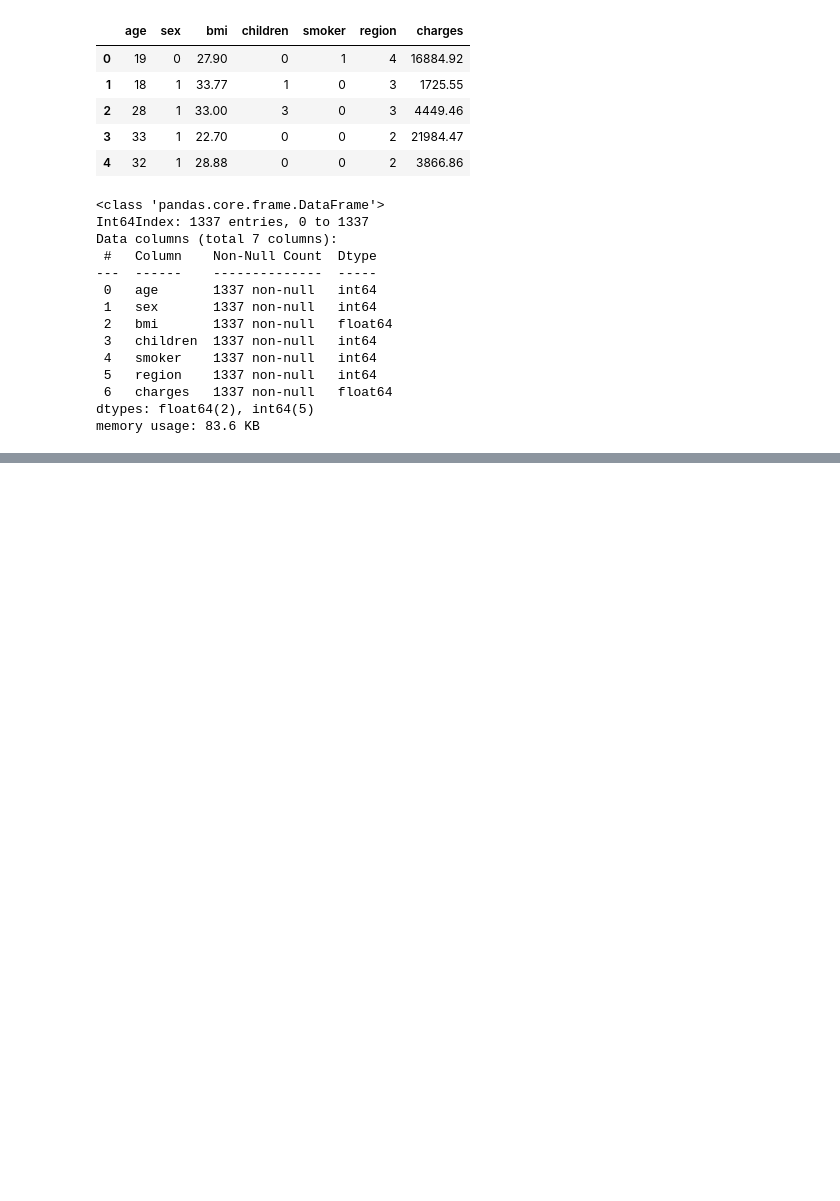
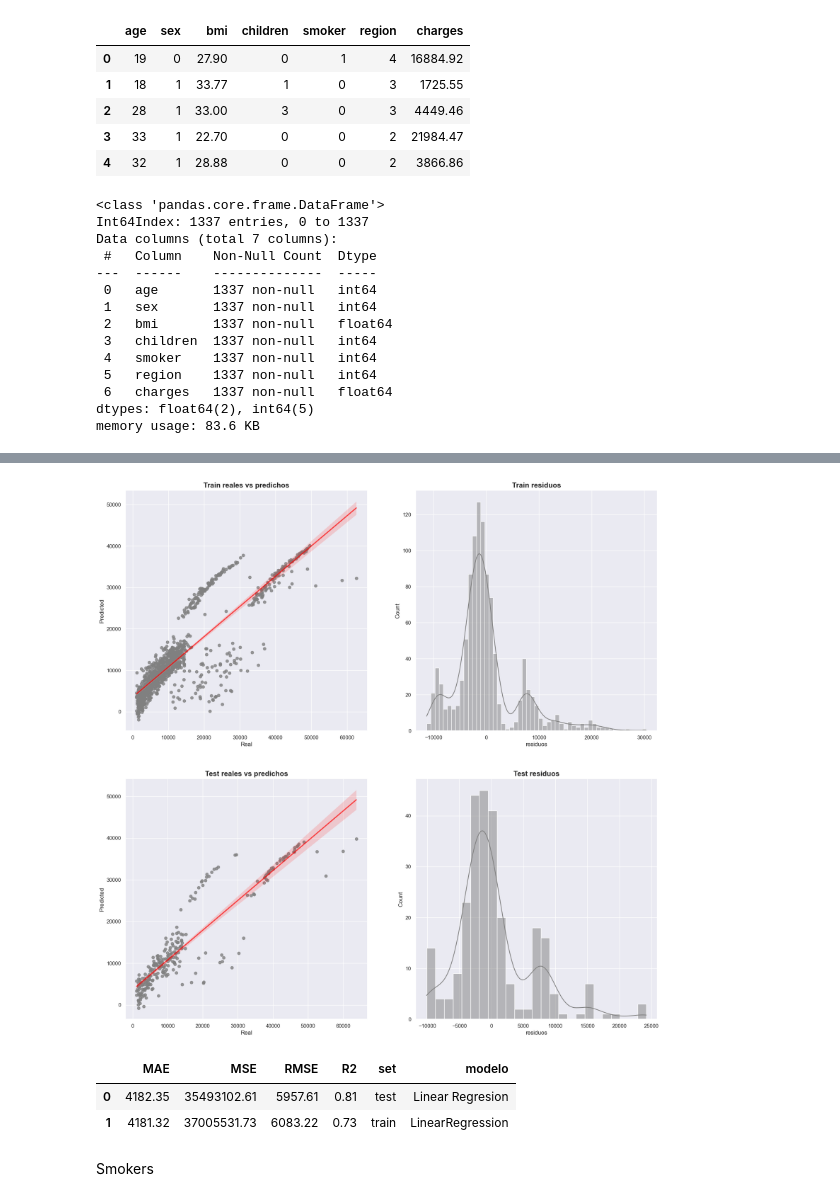
Before and after one commit to AnaGonBu/Proyecto_google, a Jupyter notebook: resume.ipynb, the cells around one changed output, grey strips where cells are left out. Drawn from its saved outputs; the diff is of its cells as text; code cells hidden in the pictures; blank space fills up the shorter version.

```diff
--- a/resume.ipynb
+++ b/resume.ipynb
@@ -338,0 +402,10 @@ models
+# %%
+# es el momento de hacer las predicciones, para eso usarmos el método predict() de sklearn
+
+y_predict_train = lr.predict(x_train) # hacemos las predicciones para las casas que tenemos en el los datos de entrenamiento
+y_predict_test = lr.predict(x_test) # hacemos las predicciones para las casas que tenemos en los datos de test
+# %%
+train_df = pd.DataFrame({'Real': y_train, 'Predicted': y_predict_train, 'Set': ['Train']*len(y_train)})
+test_df  = pd.DataFrame({'Real': y_test,  'Predicted': y_predict_test,  'Set': ['Test']*len(y_test)})
+resultados = pd.concat([train_df,test_df], axis = 0)
+resultados.head()
@@ -338,0 +419,3 @@ models
+# %%
+resultados['residuos'] = resultados['Real'] - resultados['Predicted']
+resultados.head()
@@ -339,3 +429,61 @@ models
+# %%
+fig, ax = plt.subplots(2,2,figsize=(20,20))
+
+
+# ploteamos los reales vs los predichos
+sns.regplot(data = resultados[resultados['Set'] == "Train"],
+            x = "Real",
+            y = "Predicted",
+            ax = ax[0,0],
+            color = "grey",
+            line_kws = {"color": "red", "alpha": 0.7 })
+
+
+sns.regplot(data = resultados[resultados['Set'] == "Test"],
+            x = "Real",
+            y = "Predicted",
+            color = "gray",
+            line_kws = {"color": "red", "alpha": 0.7 },
+            ax = ax[1,0])
+
+
+# ploteamos los residuos
+sns.histplot(resultados[resultados['Set'] == "Train"],
+             x="residuos",
+             color ="grey",
+             kde=True,
+             ax = ax[0,1])
+
+
+sns.histplot(resultados[resultados['Set'] == "Test"],
+             x="residuos",
+             color = "grey",
+             kde=True,
+             ax = ax[1,1])
+
+ax[0,0].set_title("Train reales vs predichos", fontsize = 15, fontweight = "bold")
+ax[0,1].set_title("Train residuos", fontsize = 15, fontweight = "bold")
+ax[1,0].set_title("Test reales vs predichos", fontsize = 15, fontweight = "bold")
+ax[1,1].set_title("Test residuos", fontsize = 15, fontweight = "bold");
+# %% [output]
+[figure, added]
+# %%
+resultados_metricas = {'MAE': [mean_absolute_error(y_test, y_predict_test), mean_absolute_error(y_train, y_predict_train)],
+                'MSE': [mean_squared_error(y_test, y_predict_test), mean_squared_error(y_train, y_predict_train)],
+                'RMSE': [np.sqrt(mean_squared_error(y_test, y_predict_test)), np.sqrt(mean_squared_error(y_train, y_predict_train))],
+                'R2':  [r2_score(y_test, y_predict_test), r2_score(y_train, y_predict_train)],
+                 "set": ["test", "train"],
+                 "modelo": ["Linear Regresion", "LinearRegression"]}
+
+df_resultados = pd.DataFrame(resultados_metricas)
+
+df_resultados
+# %% [output]
+|  | MAE | MSE | RMSE | R2 | set | modelo |
+| 0 | 4182.35 | 35493102.61 | 5957.61 | 0.81 | test | Linear Regresion |
+| 1 | 4181.32 | 37005531.73 | 6083.22 | 0.73 | train | LinearRegression |
+# %% [markdown]
+Smokers
 # %%
 dffum = df[(df['smoker'] == 1)]
 dffum
```
Also changed, not shown: parts of 51 cells of this notebook.
